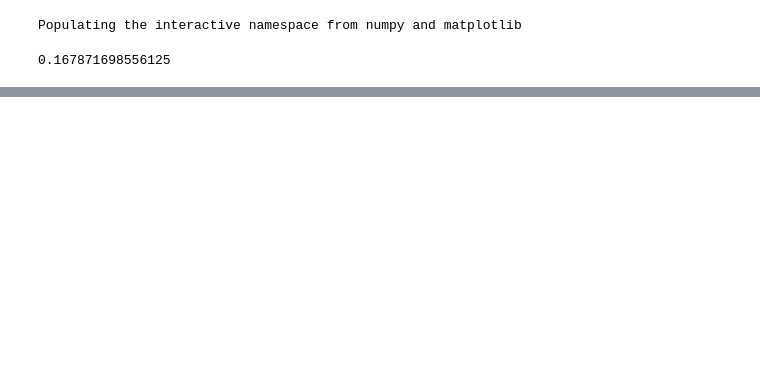
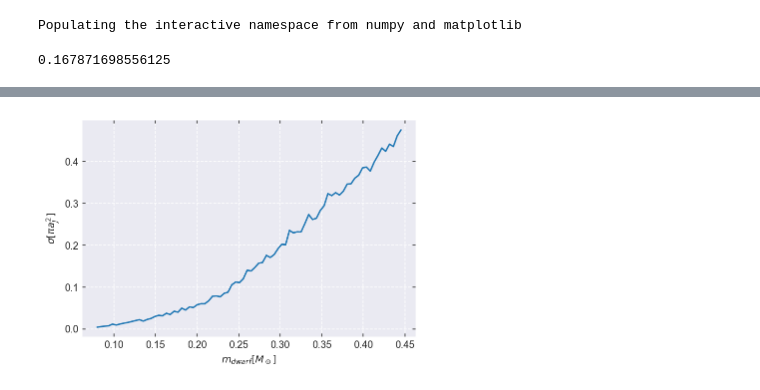
Before and after one commit to YihanWangAstro/giant-planet, a Jupyter notebook: process/giant-planet.ipynb, the cells around one changed output, grey strips where cells are left out. Drawn from its saved outputs; the diff is of its cells as text; code cells hidden in the pictures; blank space fills up the shorter version.

```diff
--- a/process/giant-planet.ipynb
+++ b/process/giant-planet.ipynb
@@ -415,0 +413,5 @@ cross
+# %%
+sns.lineplot( x='$m_{dwarf}[M_\odot]$',y='$\sigma[\pi a_{J}^2]$',err_style='band',data=cross)
+savefig(plt,'cross-section')
+# %% [output]
+[figure, added]
```
Also changed, not shown: parts of 8 cells of this notebook.
